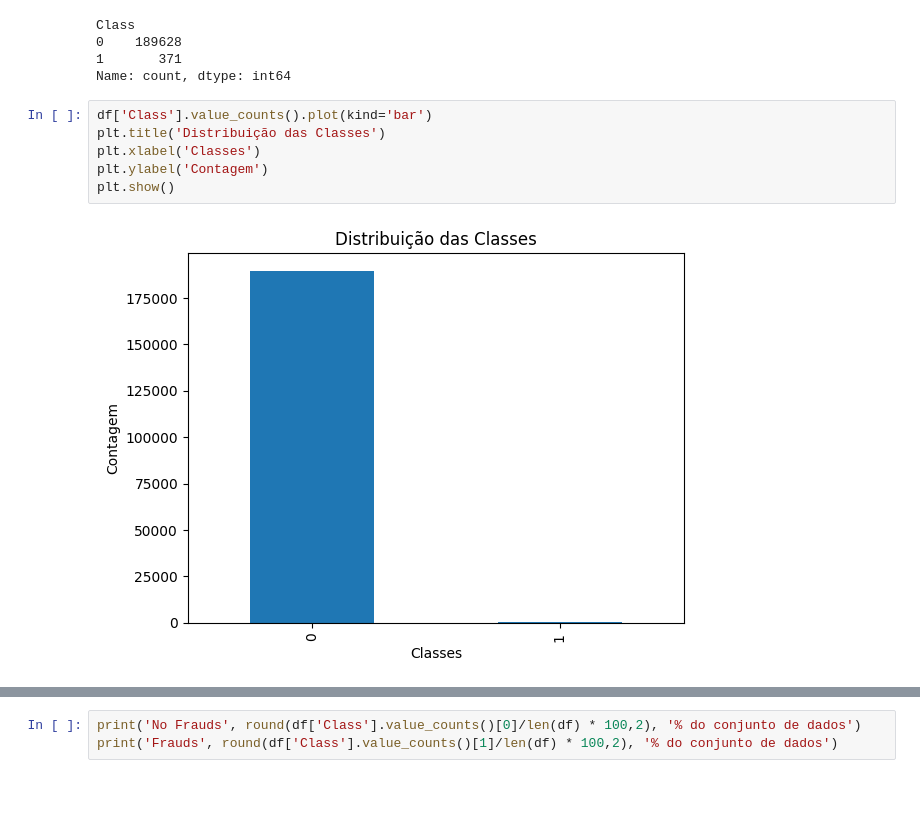
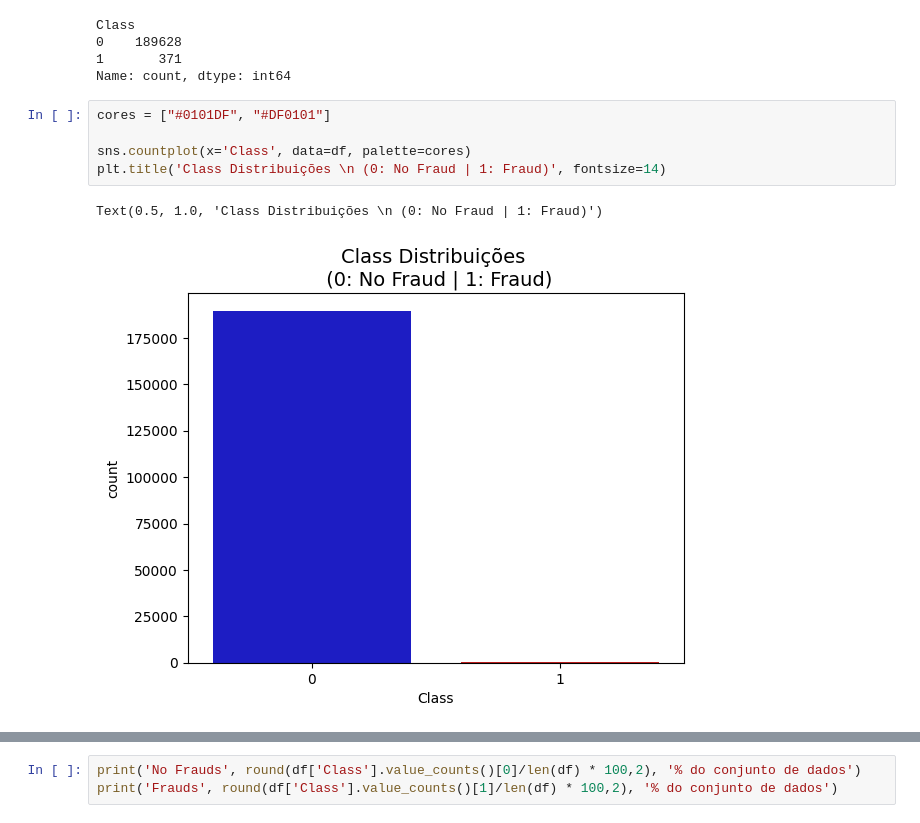
Before and after one commit to HenryCarvalho/Intelligent-Credit-Fraud-Detection-Model, a Jupyter notebook: notebooks/fraude_de_credito.ipynb, the cells around one changed output, grey strips where cells are left out. Cells and saved outputs as stored; diff of their text form; blank space fills up the shorter version.

```diff
--- a/notebooks/fraude_de_credito.ipynb
+++ b/notebooks/fraude_de_credito.ipynb
@@ -81,13 +99,13 @@ Class
 0    189628
 1       371
 Name: count, dtype: int64
-# %%
-df['Class'].value_counts().plot(kind='bar')
-plt.title('Distribuição das Classes')
-plt.xlabel('Classes')
-plt.ylabel('Contagem')
-plt.show()
-# %% [output]
-[figure, removed]
+# %%
+cores = ["#0101DF", "#DF0101"]
+
+sns.countplot(x='Class', data=df, palette=cores)
+plt.title('Class Distribuições \n (0: No Fraud | 1: Fraud)', fontsize=14)
+# %% [output]
+Text(0.5, 1.0, 'Class Distribuições \n (0: No Fraud | 1: Fraud)')
+[figure, added]
 # %%
 class_counts = df['Class'].value_counts()
```
Also changed, not shown: parts of 7 cells of this notebook.
